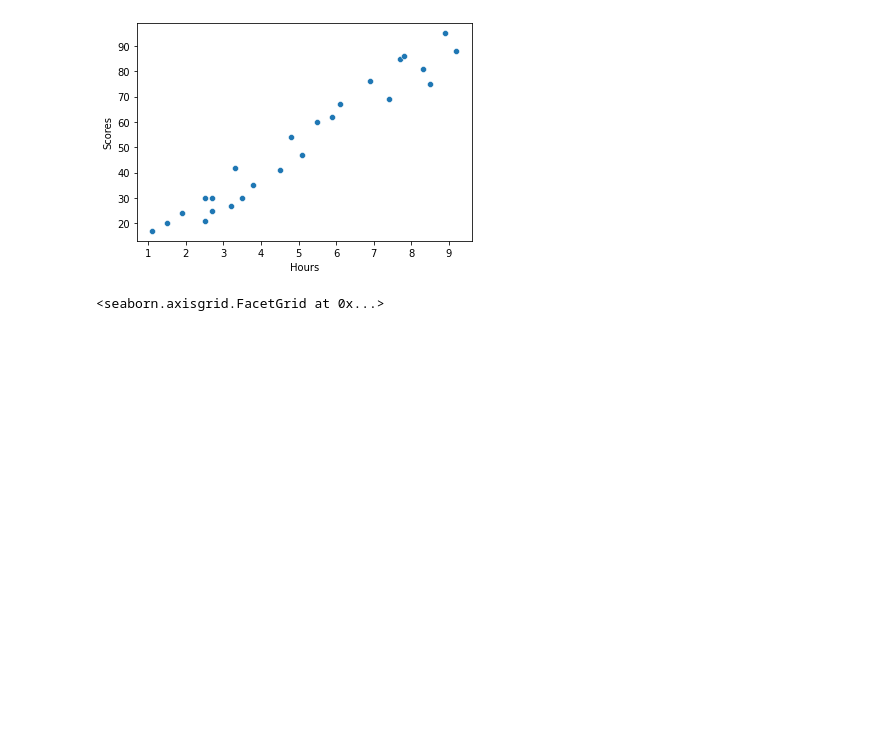
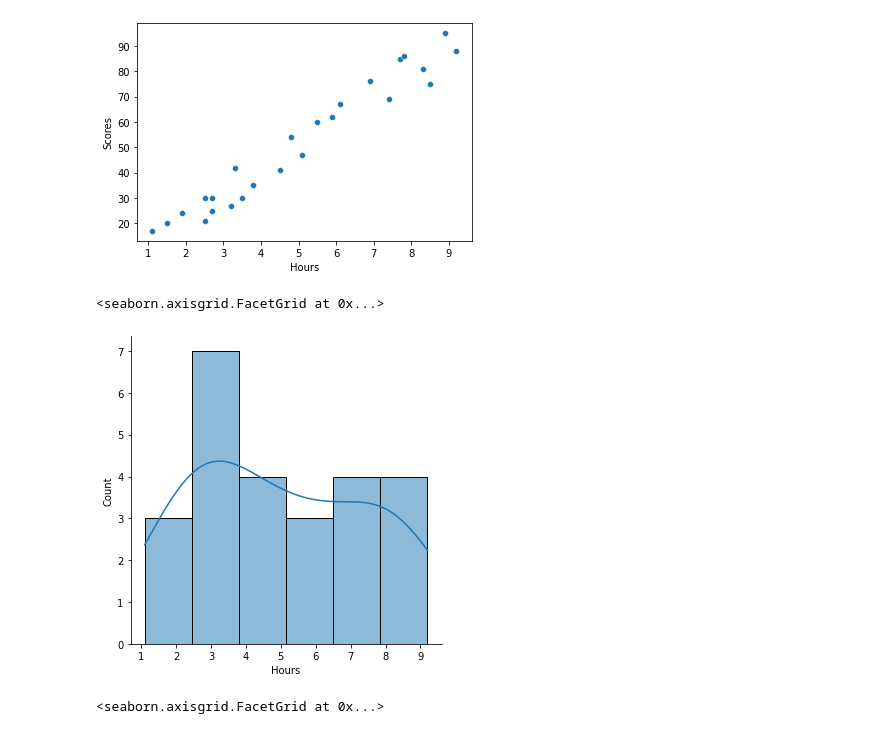
Before and after one commit to MVLakshman/GRIP-Data-Science, a Jupyter notebook: Prediction using Supervised ML.ipynb, the cells around one changed output. Cells and saved outputs as stored; diff of their text form; code cells hidden in the pictures; blank space fills up the shorter version.

```diff
--- a/Prediction using Supervised ML.ipynb
+++ b/Prediction using Supervised ML.ipynb
@@ -14,7 +20,7 @@ import seaborn as sns
 
 This data contains percentage of an student based on the number of study hours.
 # %%
-df = pd.read_csv('studentscores.csv')
+df = pd.read_csv('https://raw.githubusercontent.com/AdiPersonalWorks/Random/master/student_scores%20-%20student_scores.csv')
 # %%
 df.head(10)
 # %% [output]
@@ -60,6 +66,11 @@ sns.scatterplot(x='Hours',y='Scores',data=df)
 # %% [output]
 <AxesSubplot:xlabel='Hours', ylabel='Scores'>
 [figure]
+# %%
+sns.displot(data=df['Hours'],kde=True)
+# %% [output]
+<seaborn.axisgrid.FacetGrid at 0x...>
+[figure, added]
 # %%
 sns.displot(x='Hours',y='Scores',data=df)
 # %% [output]
```
Also changed, not shown: parts of 3 cells of this notebook.
